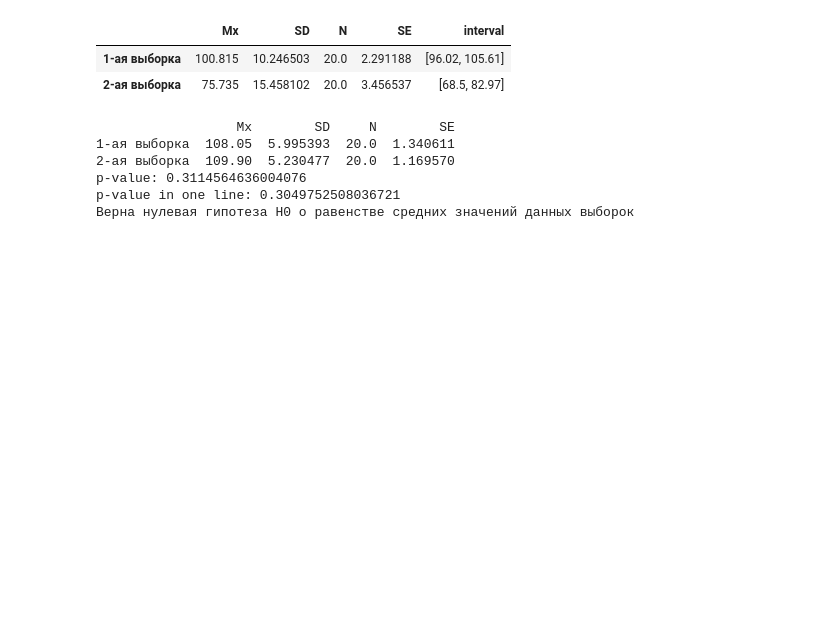
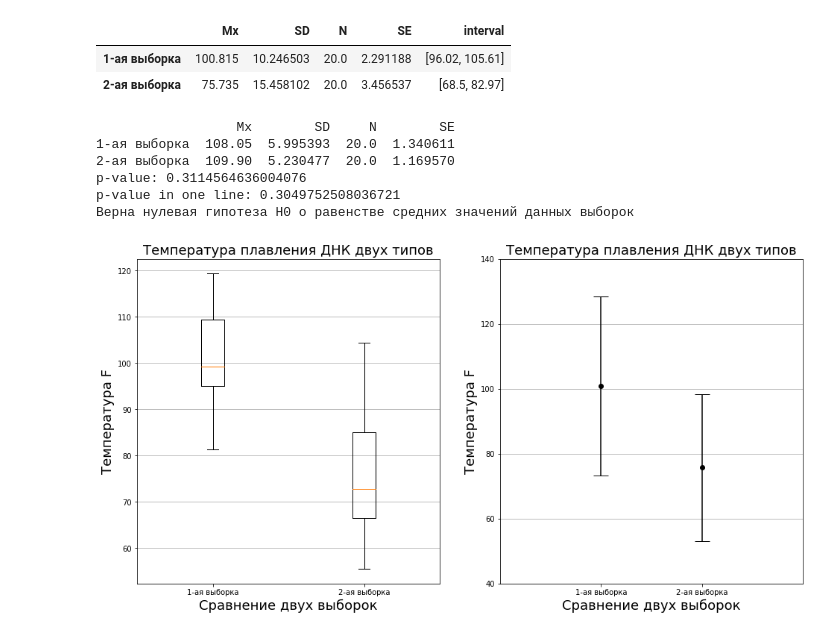
Before and after one commit to AndrewSalygin/data_analysis_practice, a Jupyter notebook: Data analysis practice.ipynb, the cells around one changed output. Saved outputs shown, nothing was run; the diff lists cells and outputs as text; code cells hidden in the pictures; blank space fills up the shorter version.

Commit message:
Added graphs (boxplot and confidence interval)

```diff
--- a/Data analysis practice.ipynb
+++ b/Data analysis practice.ipynb
@@ -264,3 +264,22 @@ else:
 p-value: 0.3114564636004076
 p-value in one line: 0.3049752508036721
 Верна нулевая гипотеза H0 о равенстве средних значений данных выборок
+# %%
+# Строим окна для графиков
+fig, (ax1, ax2) = plt.subplots(nrows = 1, ncols = 2, figsize = (16, 8))
+
+# Boxplot
+plot1 = ax1.boxplot([array1, array2], labels = ['1-ая выборка', '2-ая выборка'])
+
+# Доверительные интервалы
+plt.xlim(-1, 2)
+plt.ylim(40, 140)
+plot2 = ax2.errorbar(x = dtfm.index, y = dtfm['Mx'], yerr = dtfm['interval'][1] - dtfm['interval'][0], color = 'black', capsize=10, fmt = 'o')
+
+for ax in [ax1, ax2]:
+    ax.yaxis.grid(True)
+    ax.set_title('Температура плавления ДНК двух типов', fontsize = 18)
+    ax.set_xlabel('Сравнение двух выборок', fontsize = 18)
+    ax.set_ylabel('Температура F', fontsize = 18)
+# %% [output]
+[figure, added]
```
